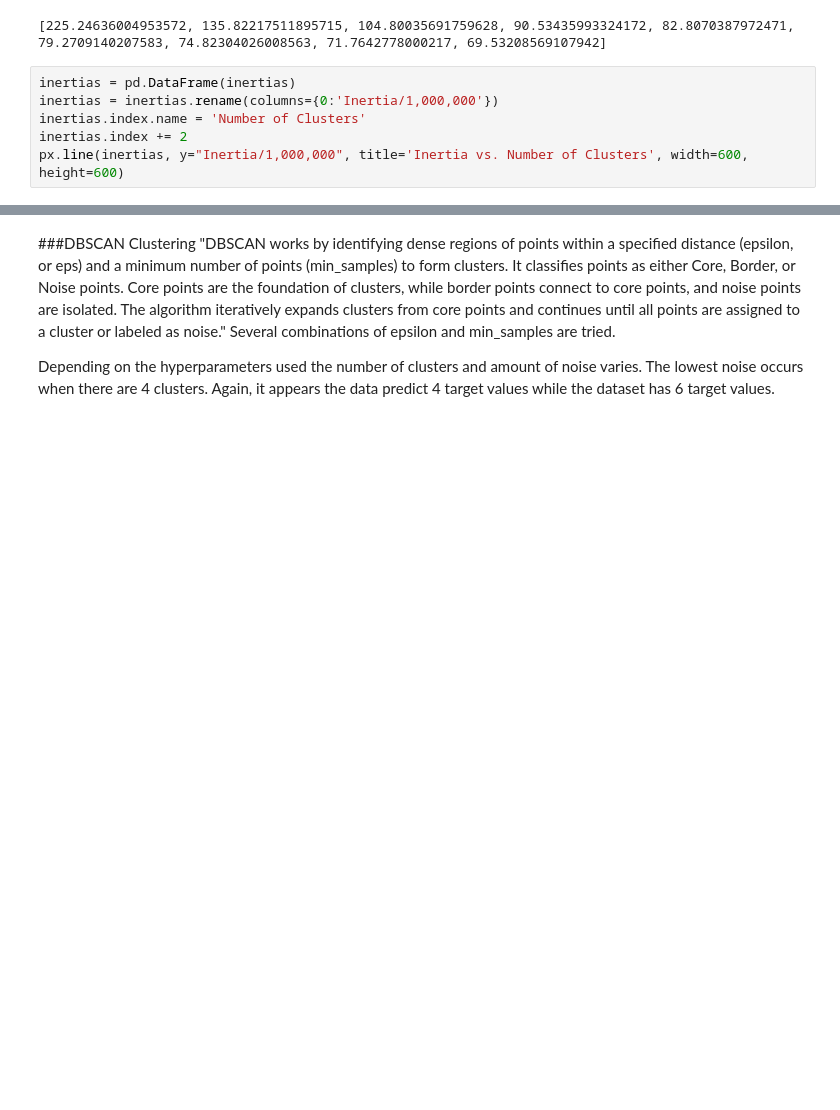
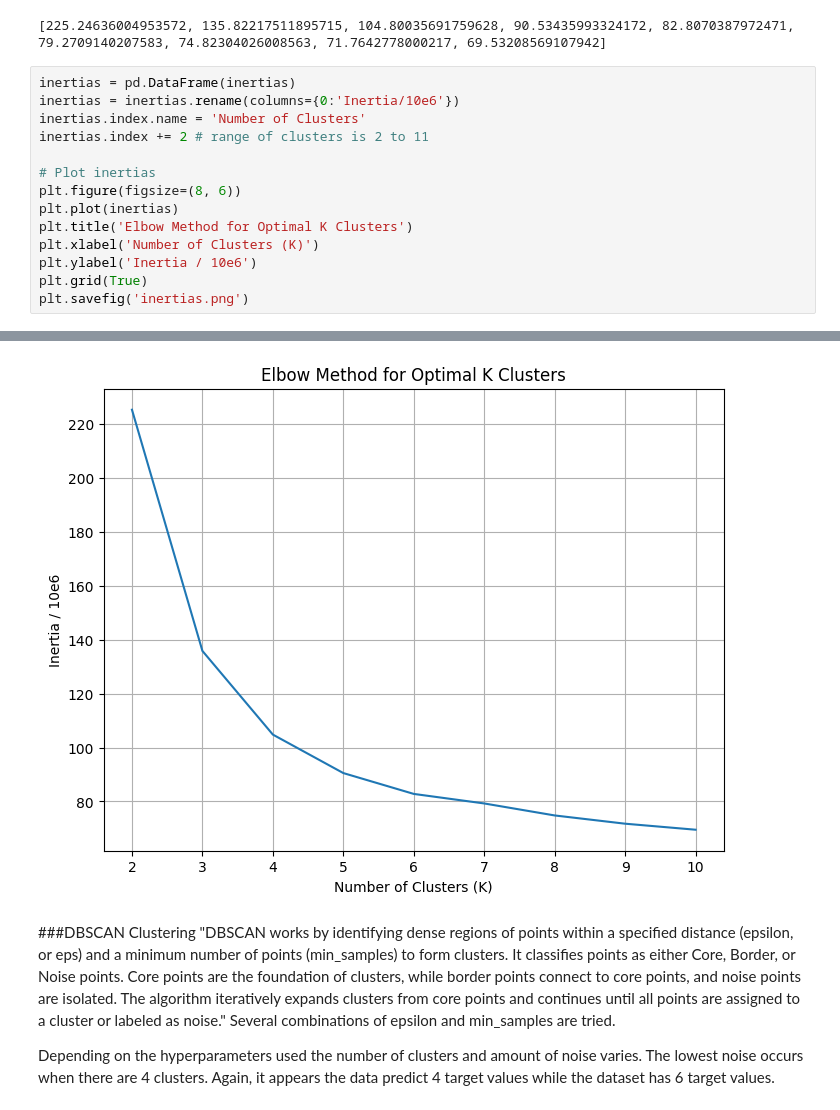
Before and after one commit to mewilke/GI-diagnosis, a Jupyter notebook: GI.ipynb, the cells around one changed output, grey strips where cells are left out. Saved outputs shown, nothing was run; the diff lists cells and outputs as text; blank space fills up the shorter version.

```diff
--- a/GI.ipynb
+++ b/GI.ipynb
@@ -732,8 +739,16 @@ print(inertias)
 [225.24636004953572, 135.82217511895715, 104.80035691759628, 90.53435993324172, 82.8070387972471, 79.2709140207583, 74.82304026008563, 71.7642778000217, 69.53208569107942]
 # %%
 inertias = pd.DataFrame(inertias)
-inertias = inertias.rename(columns={0:'Inertia/1,000,000'})
+inertias = inertias.rename(columns={0:'Inertia/10e6'})
 inertias.index.name = 'Number of Clusters'
-inertias.index += 2
-px.line(inertias, y="Inertia/1,000,000", title='Inertia vs. Number of Clusters', width=600, height=600)
+inertias.index += 2 # range of clusters is 2 to 11
+
+# Plot inertias
+plt.figure(figsize=(8, 6))
+plt.plot(inertias)
+plt.title('Elbow Method for Optimal K Clusters')
+plt.xlabel('Number of Clusters (K)')
+plt.ylabel('Inertia / 10e6')
+plt.grid(True)
+plt.savefig('inertias.png')
 # %% [output]
@@ -741,3 +755,4 @@ px.line(inertias, y="Inertia/1,000,000", title='Inertia vs. Number of Clusters',
+[figure, added]
 # %% [markdown]
 ###DBSCAN Clustering
 "DBSCAN works by identifying dense regions of points within a specified distance (epsilon, or eps) and a minimum number of points (min_samples) to form clusters. It classifies points as either Core, Border, or Noise points. Core points are the foundation of clusters, while border points connect to core points, and noise points are isolated. The algorithm iteratively expands clusters from core points and continues until all points are assigned to a cluster or labeled as noise." Several combinations of epsilon and min_samples are tried.
```
Also changed, not shown: parts of 20 cells of this notebook.
